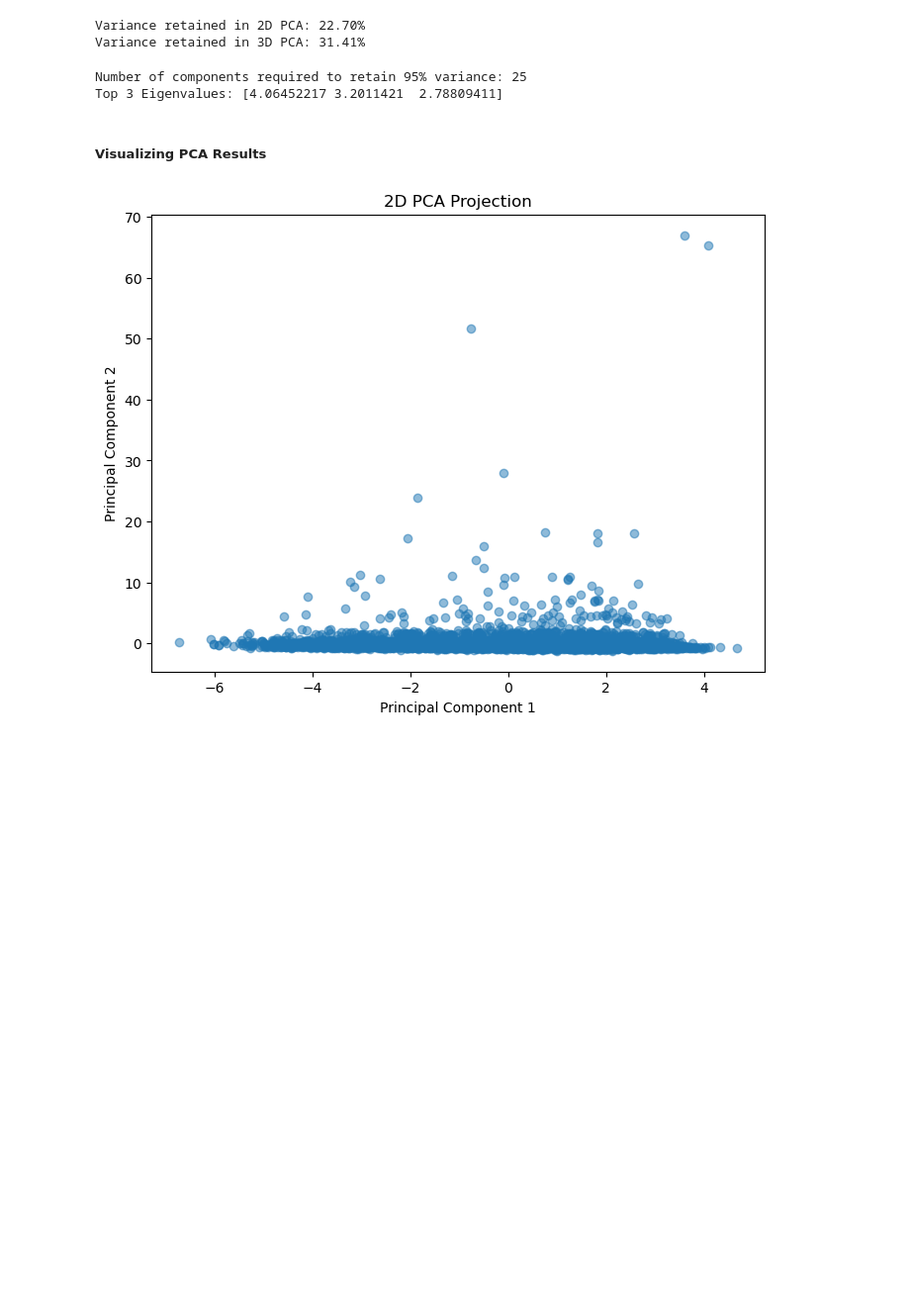
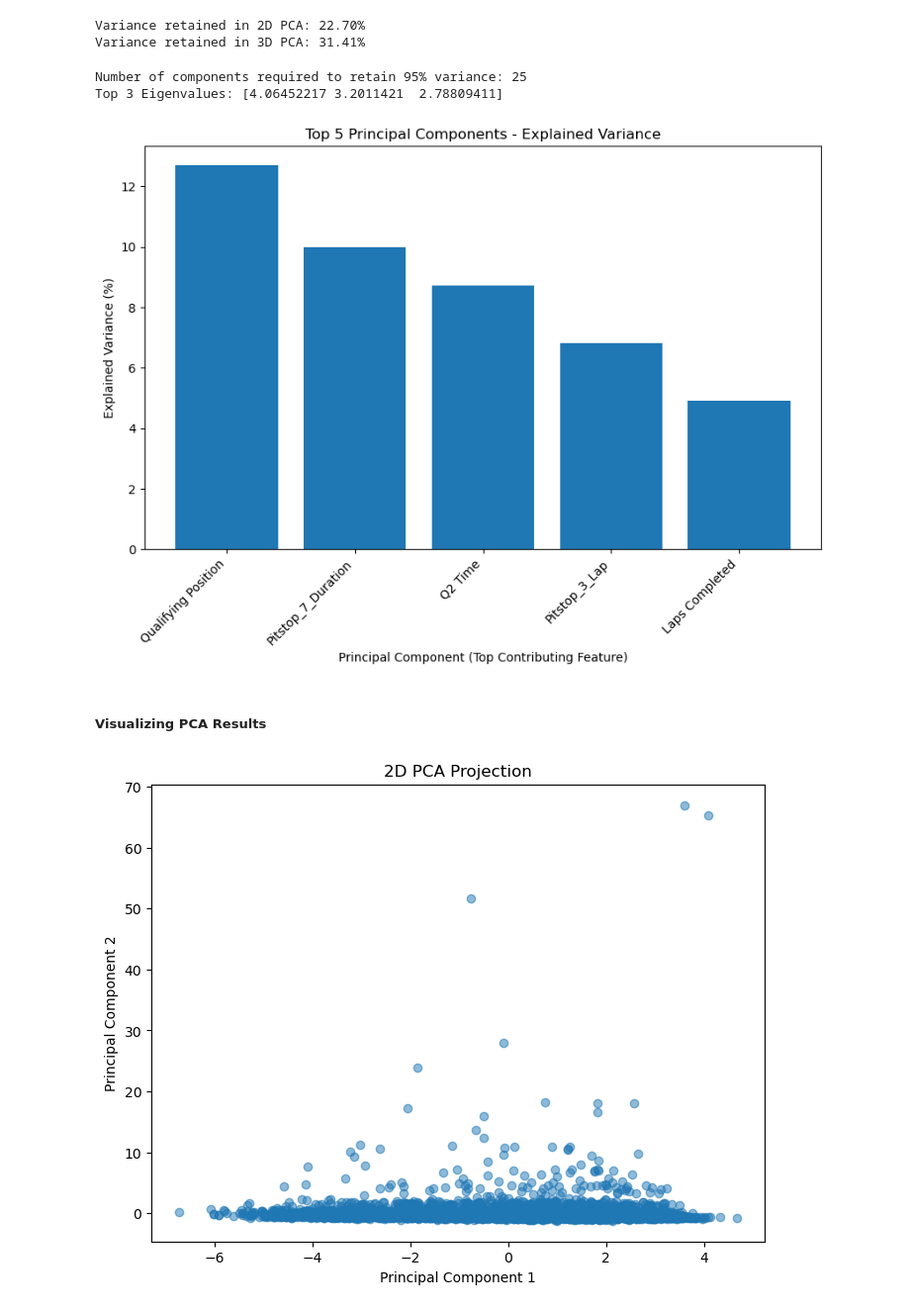
Before and after one commit to Sanjay71013/F1-Standings-Prediction, a Jupyter notebook: F1_Standings_prediction.ipynb, the cells around one changed output. Shown at 99% size. Saved outputs shown, nothing was run; the diff lists cells and outputs as text; code cells hidden in the pictures; blank space fills up the shorter version.

```diff
--- a/F1_Standings_prediction.ipynb
+++ b/F1_Standings_prediction.ipynb
@@ -533,6 +546,35 @@ print(f"Top 3 Eigenvalues: {top_3_eigenvalues}")
 # %% [output]
 Number of components required to retain 95% variance: 25
 Top 3 Eigenvalues: [4.06452217 3.2011421  2.78809411]
+# %%
+# Ensure only numerical columns are used
+df_numeric = df.select_dtypes(include=[np.number])
+
+# Get explained variance ratios
+explained_variance = pca_full.explained_variance_ratio_[:5]  # Top 5 components
+columns = df_numeric.columns  # Column names of original data
+
+# Identify the top contributing feature for each principal component
+top_features = []
+for i in range(5):
+    # Get the index of the feature with the highest absolute weight in this principal component
+    top_feature_index = np.argmax(abs(pca_full.components_[i]))
+    # Append the corresponding feature name
+    top_features.append(columns[top_feature_index])
+
+# Create DataFrame for top 5 principal component contributions
+top_5_components = pd.DataFrame(pca_full.components_[:5], columns=columns, index=top_features)
+
+# Plot explained variance with feature names as labels
+plt.figure(figsize=(10, 6))
+plt.bar(top_features, explained_variance * 100)
+plt.xlabel("Principal Component (Top Contributing Feature)")
+plt.ylabel("Explained Variance (%)")
+plt.title("Top 5 Principal Components - Explained Variance")
+plt.xticks(rotation=45, ha="right")  # Rotate labels for better readability
+plt.show()
+# %% [output]
+[figure, added]
 # %% [markdown]
 ##### Visualizing PCA Results
 # %%
```
Also changed, not shown: parts of 35 cells of this notebook.
